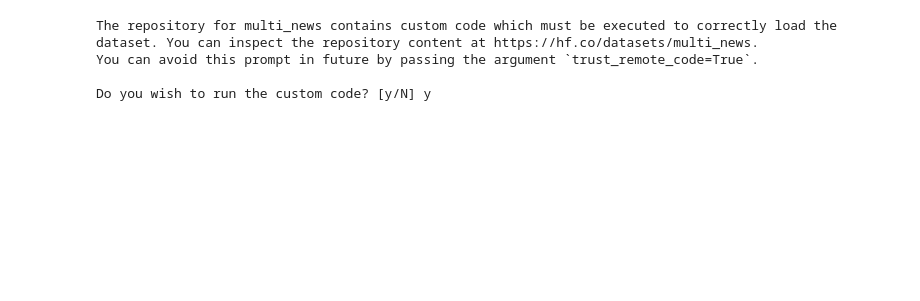
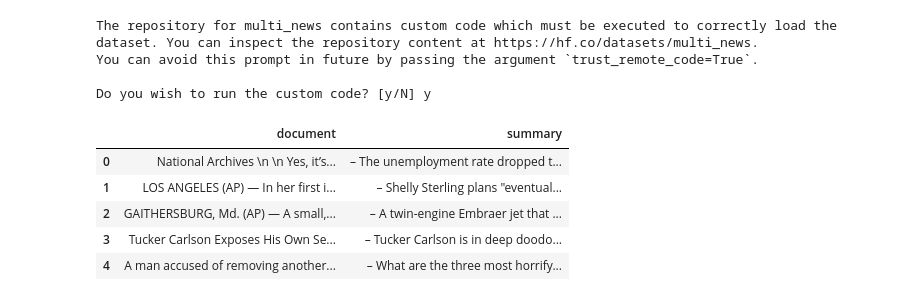
Before and after one commit to LeonFall3/LHL-LLM, a Jupyter notebook: notebooks/1-preprocessing.ipynb, the cells around one changed output. Drawn from its saved outputs; the diff is of its cells as text; code cells hidden in the pictures; blank space fills up the shorter version.

```diff
--- a/notebooks/1-preprocessing.ipynb
+++ b/notebooks/1-preprocessing.ipynb
@@ -10,3 +36,12 @@ The repository for multi_news contains custom code which must be executed to cor
 You can avoid this prompt in future by passing the argument `trust_remote_code=True`.
 
 Do you wish to run the custom code? [y/N] y
+# %%
+df_train.head()
+# %% [output]
+|  | document | summary |
+| 0 | National Archives \n \n Yes, it’s... | – The unemployment rate dropped t... |
+| 1 | LOS ANGELES (AP) — In her first i... | – Shelly Sterling plans "eventual... |
+| 2 | GAITHERSBURG, Md. (AP) — A small,... | – A twin-engine Embraer jet that ... |
+| 3 | Tucker Carlson Exposes His Own Se... | – Tucker Carlson is in deep doodo... |
+| 4 | A man accused of removing another... | – What are the three most horrify... |
```
Also changed, not shown: parts of 10 cells of this notebook.
